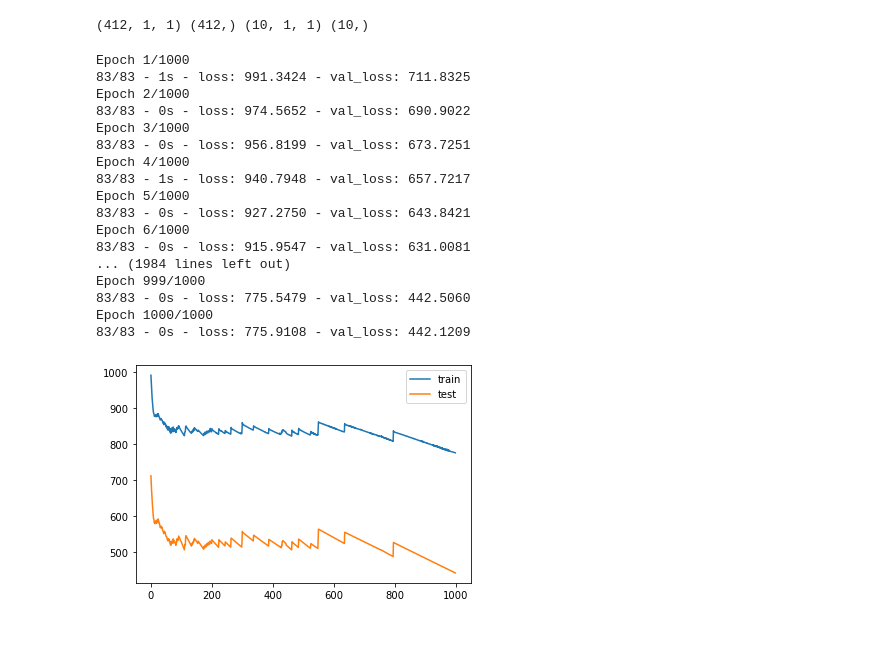
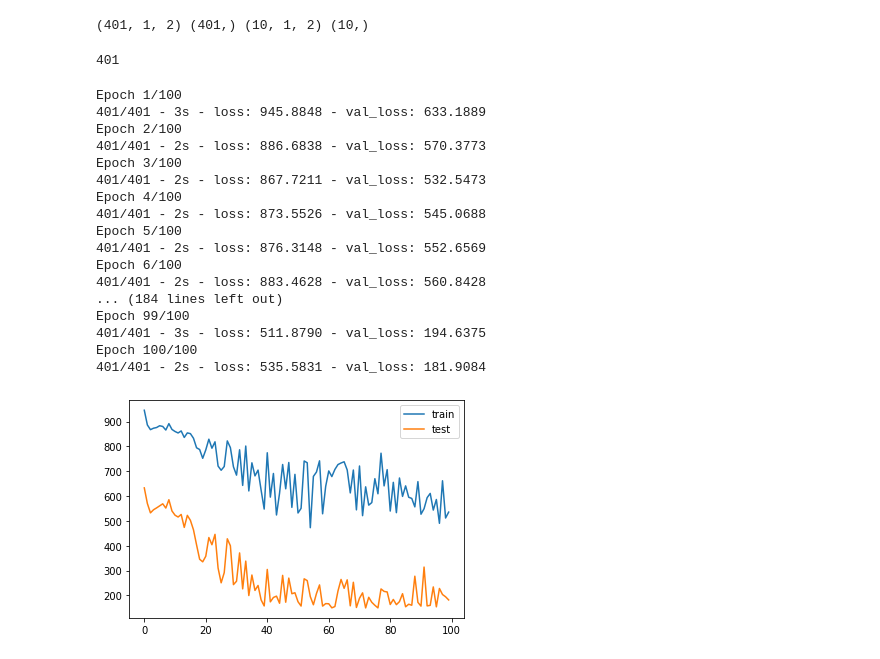
Before and after one commit to ardianzzz666/thesis, a Jupyter notebook: LSTM (Helli).ipynb, the cells around one changed output. Drawn from its saved outputs; the diff is of its cells as text; code cells hidden in the pictures.

```diff
--- a/LSTM (Helli).ipynb
+++ b/LSTM (Helli).ipynb
@@ -63,14 +57,20 @@ case.head()
 # %%
 # Ambil data untuk evaluasi
-data_evaluasi = case[413:]
+#data_evaluasi = case[413:]
+
+validation_size = 10
+validation_size = len(case) - validation_size
+train, validation = case[0:validation_size], case[validation_size:len(case)]
 
 #total split data untuk LSTM
-n_total = 412
+n_total = len(train)
 
 #jumlah neuron
 neu = int(2/3*(n_total+1))
 jumlah_neuron = neu
 
 # Parameter untuk LSTM
-epooch_total = 1000
-size_batch = 5
+epooch_total = 100
+size_batch = 1
+
+print(neu)
@@ -77,5 +79,5 @@ size_batch = 5
 # %%
 # ubah data menjadi supervised learning problem
-reframed = series_to_supervised(case, 1, 1)
+reframed = series_to_supervised(train, 2, 1)
 reframed
 # %% [output]
@@ -97,8 +99,13 @@ reframed
 # split data menjadi data train dan test
 values= reframed.values
 
-train = values[:n_total, :]
-test = values[n_total:, :]
+#train = values[:n_total, :]
+#test = values[n_total:, :]
+
+test_size = 10
+test_size = len(values) - test_size
+train = values[0:test_size]
+test = values[test_size:len(values)]
 
 # split menjadi input dan output
 train_X, train_y = train[:, :-1], train[:, -1]
@@ -109,40 +116,44 @@ train_X = train_X.reshape((train_X.shape[0], 1, train_X.shape[1]))
 test_X = test_X.reshape((test_X.shape[0], 1, test_X.shape[1]))
 
 print(train_X.shape, train_y.shape, test_X.shape, test_y.shape)
+len(train_X)
 # %% [output]
-(412, 1, 1) (412,) (10, 1, 1) (10,)
+(401, 1, 2) (401,) (10, 1, 2) (10,)
+401
 # %%
 # LSTM model untuk seasonal
 model = Sequential()
-model.add(LSTM(jumlah_neuron, input_shape=(train_X.shape[1], train_X.shape[2])))
+model.add(LSTM(jumlah_neuron, return_sequences=True, input_shape=(train_X.shape[1], train_X.shape[2])))
+model.add(LSTM(jumlah_neuron))
 model.add(Dense(1))
+sgd = optimizers.SGD(lr=0.01, decay=1e-6, momentum=0.9, nesterov=True)
 model.compile(loss='mae', optimizer='adam')
 # fit network
 history = model.fit(train_X, train_y, epochs=epooch_total, batch_size=size_batch, validation_data=(test_X, test_y), verbose=2, shuffle=False)
 # plot history
 plt.plot(history.history['loss'], label='train')
 plt.plot(history.history['val_loss'], label='test')
 plt.legend()
 plt.show()
 # %% [output]
-Epoch 1/1000
-83/83 - 1s - loss: 991.3424 - val_loss: 711.8325
-Epoch 2/1000
-83/83 - 0s - loss: 974.5652 - val_loss: 690.9022
-Epoch 3/1000
-83/83 - 0s - loss: 956.8199 - val_loss: 673.7251
-Epoch 4/1000
-83/83 - 1s - loss: 940.7948 - val_loss: 657.7217
-Epoch 5/1000
-83/83 - 0s - loss: 927.2750 - val_loss: 643.8421
-Epoch 6/1000
-83/83 - 0s - loss: 915.9547 - val_loss: 631.0081
-... (1984 lines left out)
-Epoch 999/1000
-83/83 - 0s - loss: 775.5479 - val_loss: 442.5060
-Epoch 1000/1000
-83/83 - 0s - loss: 775.9108 - val_loss: 442.1209
+Epoch 1/100
+401/401 - 3s - loss: 945.8848 - val_loss: 633.1889
+Epoch 2/100
+401/401 - 2s - loss: 886.6838 - val_loss: 570.3773
+Epoch 3/100
+401/401 - 2s - loss: 867.7211 - val_loss: 532.5473
+Epoch 4/100
+401/401 - 2s - loss: 873.5526 - val_loss: 545.0688
+Epoch 5/100
+401/401 - 2s - loss: 876.3148 - val_loss: 552.6569
+Epoch 6/100
+401/401 - 2s - loss: 883.4628 - val_loss: 560.8428
+... (184 lines left out)
+Epoch 99/100
+401/401 - 3s - loss: 511.8790 - val_loss: 194.6375
+Epoch 100/100
+401/401 - 2s - loss: 535.5831 - val_loss: 181.9084
-[figure, old version]
+[figure, new version]
 # %%
 # make a prediction
 yhat = model.predict(test_X)
```
Also changed, not shown: parts of 9 cells of this notebook, 11 other files.
